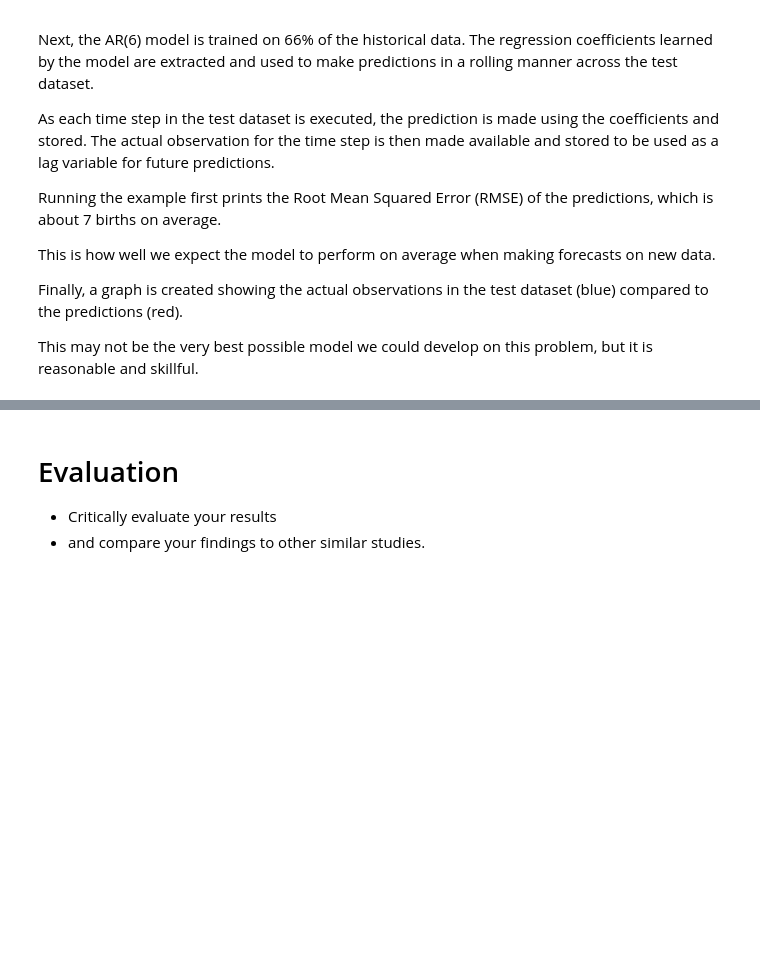
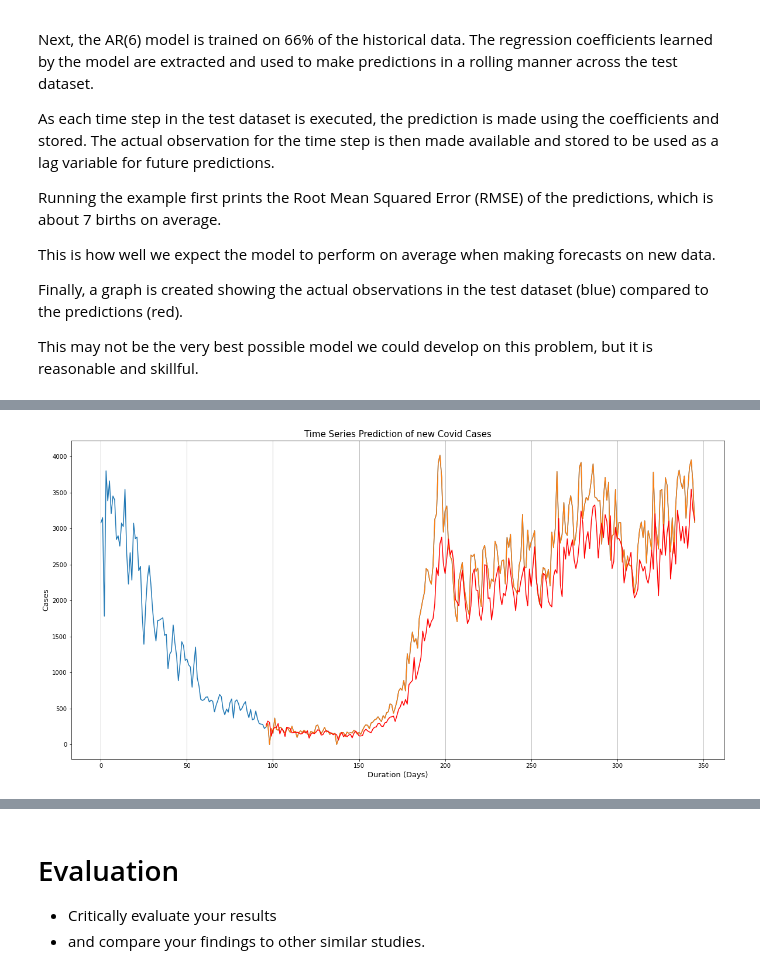
Before and after one commit to JustGinger888/DataScience, a Jupyter notebook: DataReport.ipynb, the cells around one changed output, grey strips where cells are left out. Drawn from its saved outputs; the diff is of its cells as text; code cells hidden in the pictures; blank space fills up the shorter version.

```diff
--- a/DataReport.ipynb
+++ b/DataReport.ipynb
@@ -879,0 +807,90 @@ Test RMSE: 449.497
+# %%
+from pickle import TRUE
+import matplotlib.pyplot as plt
+import pandas as pd
+from statsmodels.tsa.ar_model import AutoRegResults
+import numpy
+from matplotlib import pyplot
+from statsmodels.tsa.ar_model import AutoReg
+from sklearn.metrics import mean_squared_error
+import numpy
+from math import sqrt
+
+# create a difference transform of the dataset
+def difference(dataset):
+	diff = list()
+	for i in range(1, len(dataset)):
+		value = dataset[i] - dataset[i - 1]
+		diff.append(value)
+	return numpy.array(diff)
+
+# Make a prediction give regression coefficients and lag obs
+def predict(coef, history):
+	yhat = coef[0]
+	for i in range(1, len(coef)):
+		yhat += coef[i] * history[-i]
+	return yhat
+
+filename = 'data.xlsx'
+df = pd.read_excel(filename)
+filter = df['areaName']=='East Midlands'
+df = df[filter]
+df = df[['date', 'newCasesByPublishDate']]
+
+# fit an AR model and save the whole model to file
+from pandas import read_csv
+from statsmodels.tsa.ar_model import AutoReg
+import numpy
+
+# create a difference transform of the dataset
+def difference(dataset):
+	diff = list()
+	for i in range(1, len(dataset)):
+		value = dataset[i] - dataset[i - 1]
+		diff.append(value)
+	return numpy.array(diff)
+
+# split dataset
+X = df['newCasesByPublishDate'].values
+Y = df['date'].values
+
+size = int(len(X) * 0.28)
+train, test = X[0:size], X[size:]
+# train autoregression
+model = AutoReg(train, lags=20, old_names=TRUE)
+model_fit = model.fit()
+coef = model_fit.params
+# walk forward over time steps in test
+history = [train[i] for i in range(len(train))]
+predictions = list()
+testing = list()
+for t in range(len(test)):
+	yhat = predict(coef, history)
+	obs = test[t]
+	predictions.append(yhat)
+	testing.append(test[t])
+	history.append(obs)
+rmse = sqrt(mean_squared_error(test, predictions))
+print('Test RMSE: %.3f' % rmse)
+
+# plot
+fill = len(X)-len(test)
+fillArr = []
+for x in range(fill):
+  fillArr.append(None)
+predictions = fillArr + predictions
+testing = fillArr + testing
+
+f = plt.figure()
+f.set_figwidth(20)
+f.set_figheight(10)
+
+plt.plot(X)
+plt.plot(testing)
+plt.plot(predictions, color='red')
+plt.ylabel('Cases',fontsize=13)
+plt.xlabel('Duration (Days)',fontsize=13)
+plt.title('Time Series Prediction of new Covid Cases', fontsize=15)
+plt.grid(axis='x')
+plt.show()
+# %% [output]
@@ -880,3 +898,4 @@ Test RMSE: 449.497
+[figure, added]
 # %%
 #Linear Regression
 import matplotlib.pyplot as plt
```
Also changed, not shown: parts of 31 cells of this notebook.
